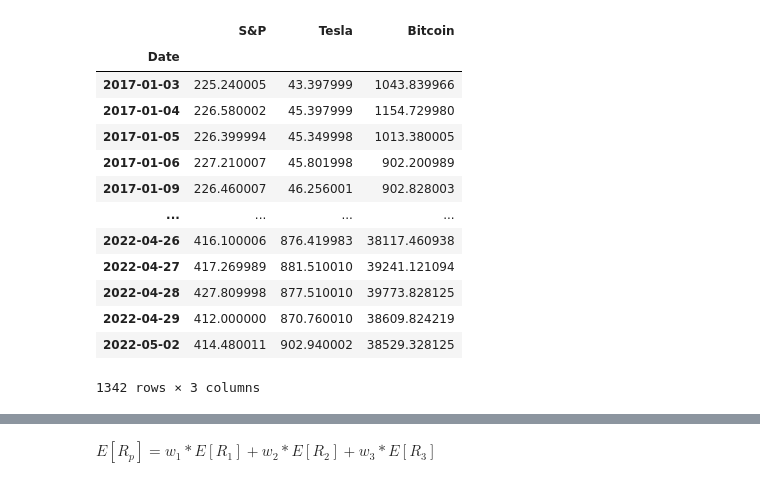
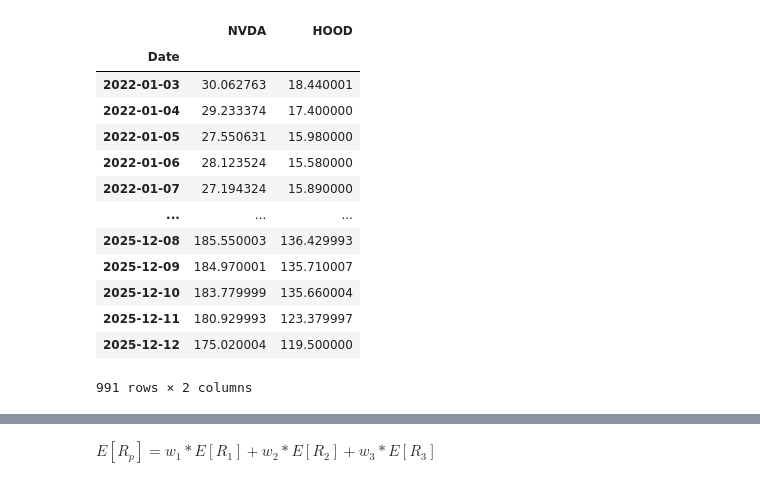
Before and after one commit to Wenbo-Git/Finance, a Jupyter notebook: Portfolio Management/Portfolio Optimization/Portfolio Optimization.ipynb, the cells around one changed output, grey strips where cells are left out. Saved outputs shown, nothing was run; the diff lists cells and outputs as text; code cells hidden in the pictures.

```diff
--- a/Portfolio Management/Portfolio Optimization/Portfolio Optimization.ipynb
+++ b/Portfolio Management/Portfolio Optimization/Portfolio Optimization.ipynb
@@ -21,0 +8,8 @@ btc = pdr.DataReader('BTC-USD', start, end , data_source='yahoo')["Close"]
+# %%
+start = datetime.strptime('2022-01-01', '%Y-%m-%d')
+end = datetime.strptime('2025-12-13', '%Y-%m-%d')
+ticker_1="NVDA"
+ticker_2="HOOD"
+
+asset_1 = yf.download(ticker_1, start, end)
+asset_2 = yf.download(ticker_2, start, end)
@@ -37,23 +51,23 @@ plt.grid(True)
 # %%
-data = pd.concat([spy, tsla, btc],axis=1).dropna()
-data.columns = ["S&P", "Tesla", "Bitcoin"]
+data = pd.concat([asset_1["Close"], asset_2["Close"]],axis=1).dropna()
+data.columns = [ticker_1, ticker_2]
 N = len(data.columns)
 data
 # %% [output]
-|  | S&P | Tesla | Bitcoin |
-| Date |  |  |  |
-| 2017-01-03 | 225.240005 | 43.397999 | 1043.839966 |
-| 2017-01-04 | 226.580002 | 45.397999 | 1154.729980 |
-| 2017-01-05 | 226.399994 | 45.349998 | 1013.380005 |
-| 2017-01-06 | 227.210007 | 45.801998 | 902.200989 |
-| 2017-01-09 | 226.460007 | 46.256001 | 902.828003 |
-| ... | ... | ... | ... |
-| 2022-04-26 | 416.100006 | 876.419983 | 38117.460938 |
-| 2022-04-27 | 417.269989 | 881.510010 | 39241.121094 |
-| 2022-04-28 | 427.809998 | 877.510010 | 39773.828125 |
-| 2022-04-29 | 412.000000 | 870.760010 | 38609.824219 |
-| 2022-05-02 | 414.480011 | 902.940002 | 38529.328125 |
+|  | NVDA | HOOD |
+| Date |  |  |
+| 2022-01-03 | 30.062763 | 18.440001 |
+| 2022-01-04 | 29.233374 | 17.400000 |
+| 2022-01-05 | 27.550631 | 15.980000 |
+| 2022-01-06 | 28.123524 | 15.580000 |
+| 2022-01-07 | 27.194324 | 15.890000 |
+| ... | ... | ... |
+| 2025-12-08 | 185.550003 | 136.429993 |
+| 2025-12-09 | 184.970001 | 135.710007 |
+| 2025-12-10 | 183.779999 | 135.660004 |
+| 2025-12-11 | 180.929993 | 123.379997 |
+| 2025-12-12 | 175.020004 | 119.500000 |
-1342 rows × 3 columns
+991 rows × 2 columns
 # %%
 log_rets = np.log(data/data.shift(1)).dropna()
 log_rets
```
Also changed, not shown: parts of 19 cells of this notebook.
